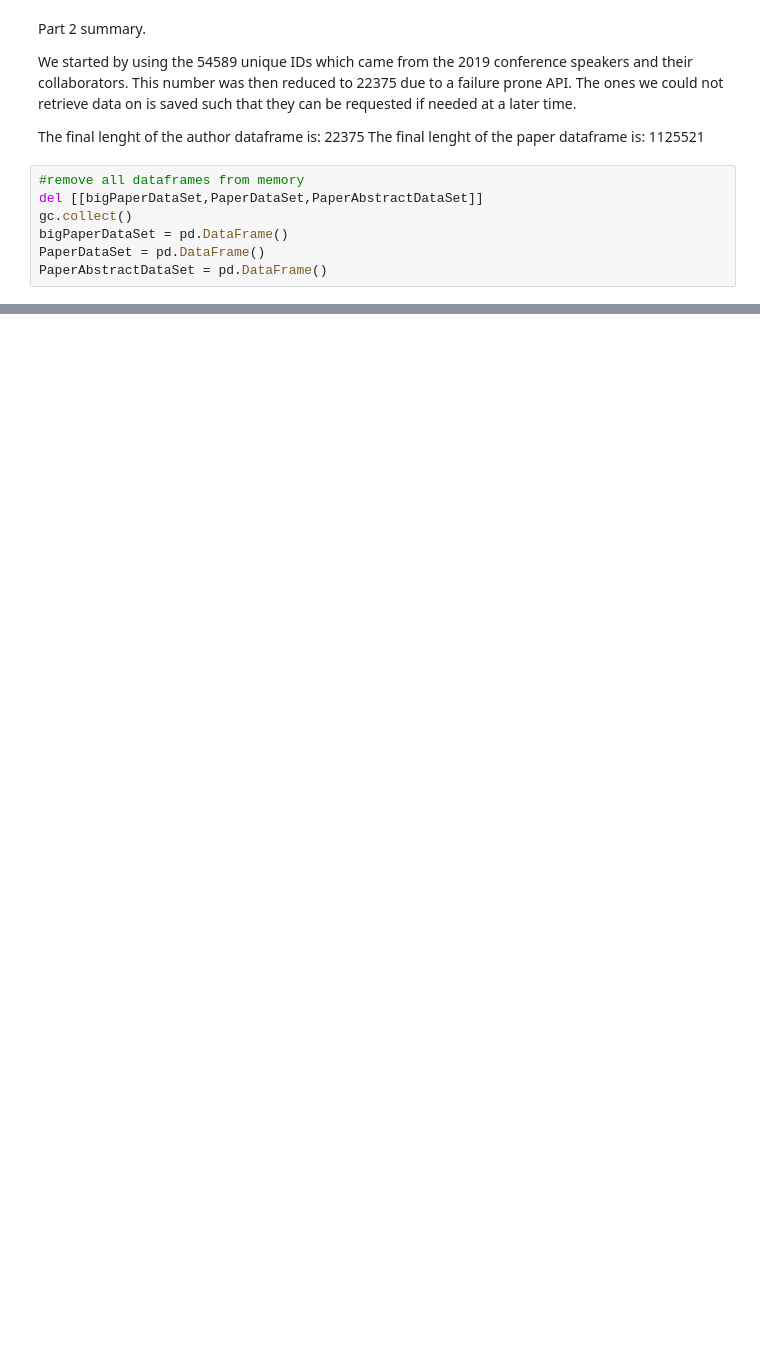
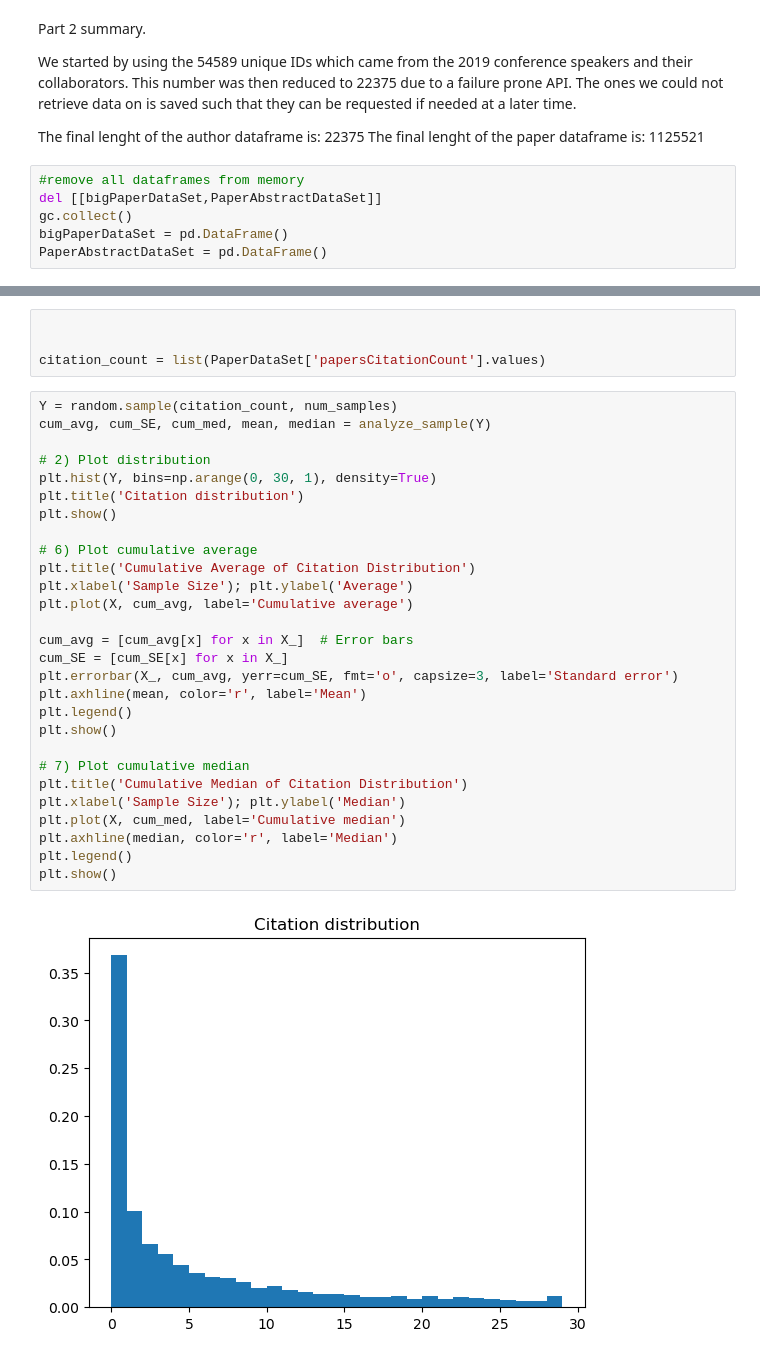
Before and after one commit to c-wejendorp/ComSocSciAssignment1Group1, a Jupyter notebook: Assignment1.ipynb, the cells around one changed output, grey strips where cells are left out. Saved outputs shown, nothing was run; the diff lists cells and outputs as text; blank space fills up the shorter version.

```diff
--- a/Assignment1.ipynb
+++ b/Assignment1.ipynb
@@ -302,8 +318,7 @@ The final lenght of the author dataframe is: 22375
 The final lenght of the paper dataframe is: 1125521
 # %%
 #remove all dataframes from memory
-del [[bigPaperDataSet,PaperDataSet,PaperAbstractDataSet]]
+del [[bigPaperDataSet,PaperAbstractDataSet]]
 gc.collect()
 bigPaperDataSet = pd.DataFrame()
-PaperDataSet = pd.DataFrame()
 PaperAbstractDataSet = pd.DataFrame()
@@ -309,0 +467,34 @@ PaperAbstractDataSet = pd.DataFrame()
+# %%
+
+
+citation_count = list(PaperDataSet['papersCitationCount'].values)
+# %%
+Y = random.sample(citation_count, num_samples)
+cum_avg, cum_SE, cum_med, mean, median = analyze_sample(Y)
+
+# 2) Plot distribution
+plt.hist(Y, bins=np.arange(0, 30, 1), density=True)
+plt.title('Citation distribution')
+plt.show()
+
+# 6) Plot cumulative average
+plt.title('Cumulative Average of Citation Distribution')
+plt.xlabel('Sample Size'); plt.ylabel('Average')
+plt.plot(X, cum_avg, label='Cumulative average')
+
+cum_avg = [cum_avg[x] for x in X_]  # Error bars
+cum_SE = [cum_SE[x] for x in X_]
+plt.errorbar(X_, cum_avg, yerr=cum_SE, fmt='o', capsize=3, label='Standard error')
+plt.axhline(mean, color='r', label='Mean')
+plt.legend()
+plt.show()
+
+# 7) Plot cumulative median
+plt.title('Cumulative Median of Citation Distribution')
+plt.xlabel('Sample Size'); plt.ylabel('Median')
+plt.plot(X, cum_med, label='Cumulative median')
+plt.axhline(median, color='r', label='Median')
+plt.legend()
+plt.show()
+# %% [output]
+[figure, added]
```
Also changed, not shown: parts of 20 cells of this notebook, 4 other files.
